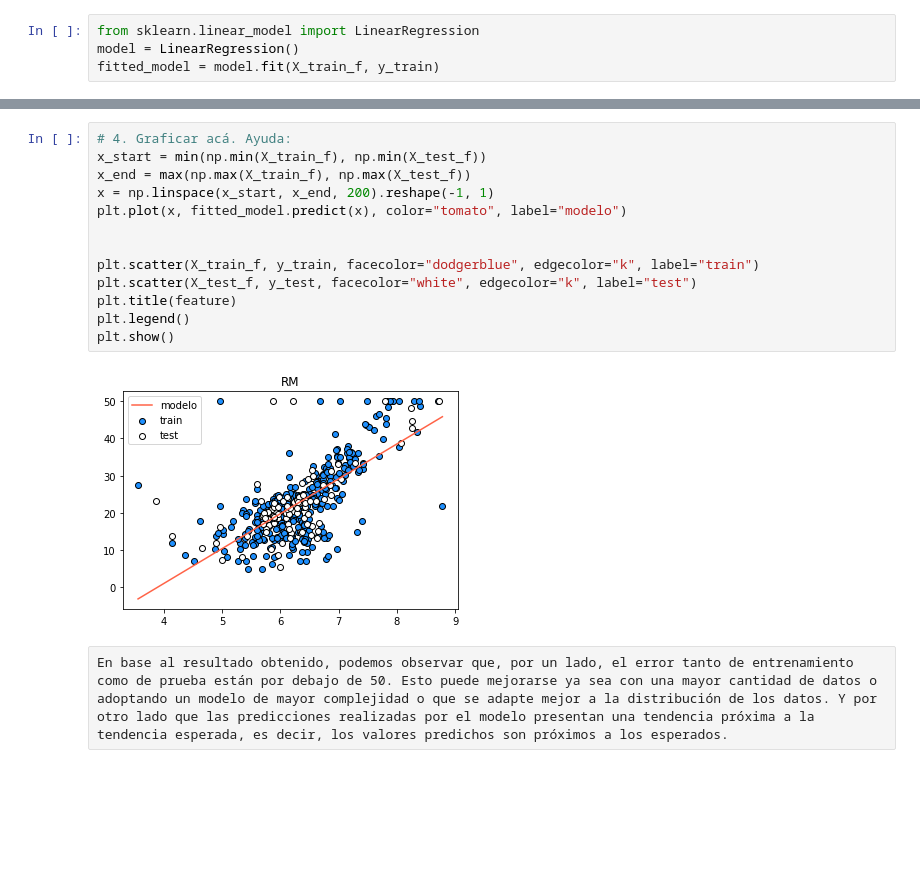
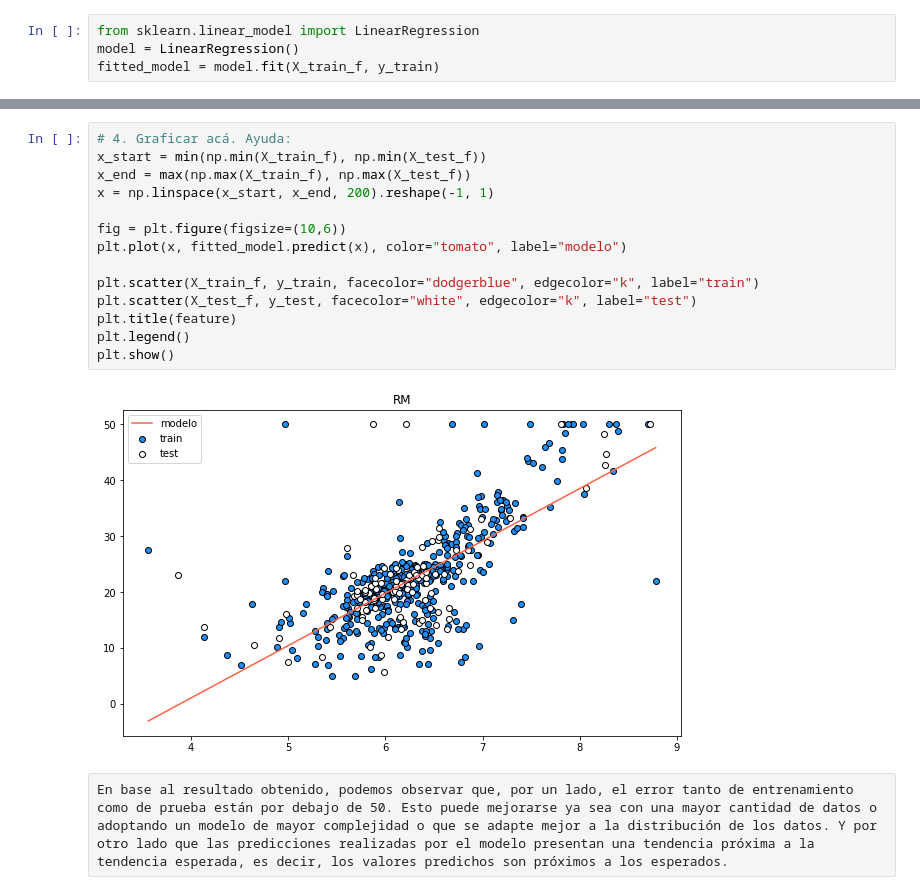
Before and after one commit to guillermohilal/IntroduccionAprendizajeAutomatico, a Jupyter notebook: Lab 1.ipynb, the cells around one changed output, grey strips where cells are left out. Cells and saved outputs as stored; diff of their text form; blank space fills up the shorter version.

```diff
--- a/Lab 1.ipynb
+++ b/Lab 1.ipynb
@@ -202,18 +168,19 @@ Test error: 46.90735162739531
 # %%
 # 4. Graficar acá. Ayuda:
 x_start = min(np.min(X_train_f), np.min(X_test_f))
 x_end = max(np.max(X_train_f), np.max(X_test_f))
 x = np.linspace(x_start, x_end, 200).reshape(-1, 1)
+
+fig = plt.figure(figsize=(10,6))
 plt.plot(x, fitted_model.predict(x), color="tomato", label="modelo")
-
 
 plt.scatter(X_train_f, y_train, facecolor="dodgerblue", edgecolor="k", label="train")
 plt.scatter(X_test_f, y_test, facecolor="white", edgecolor="k", label="test")
 plt.title(feature)
 plt.legend()
 plt.show()
 # %% [output]
-[figure, old version]
+[figure, new version]
 # %% [raw]
 En base al resultado obtenido, podemos observar que, por un lado, el error tanto de entrenamiento como de prueba están por debajo de 50. Esto puede mejorarse ya sea con una mayor cantidad de datos o adoptando un modelo de mayor complejidad o que se adapte mejor a la distribución de los datos. Y por otro lado que las predicciones realizadas por el modelo presentan una tendencia próxima a la tendencia esperada, es decir, los valores predichos son próximos a los esperados.
 # %% [markdown]
```
Also changed, not shown: parts of 16 cells of this notebook, 1 other file.
